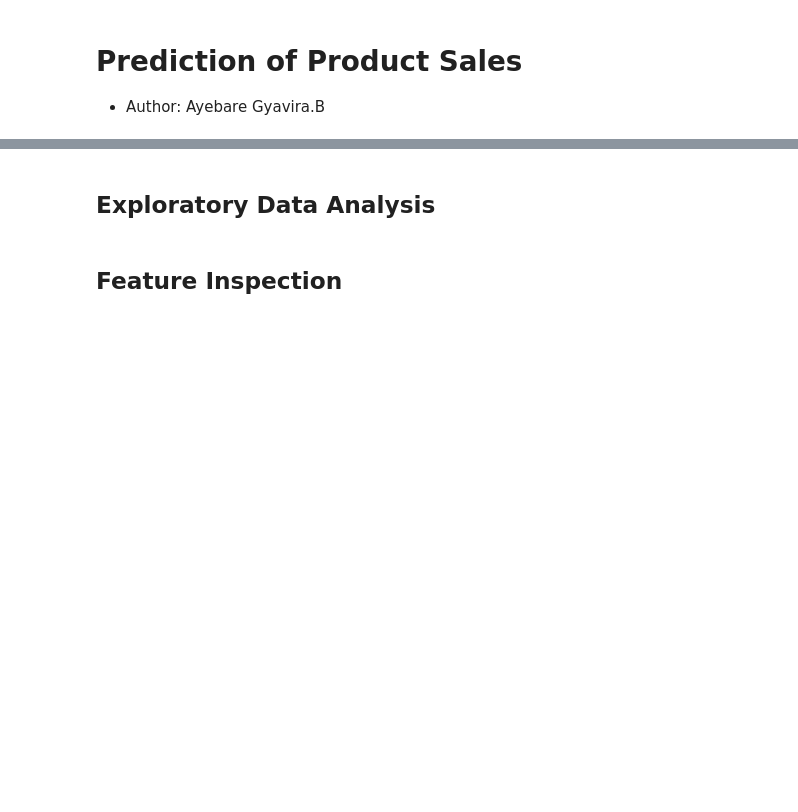
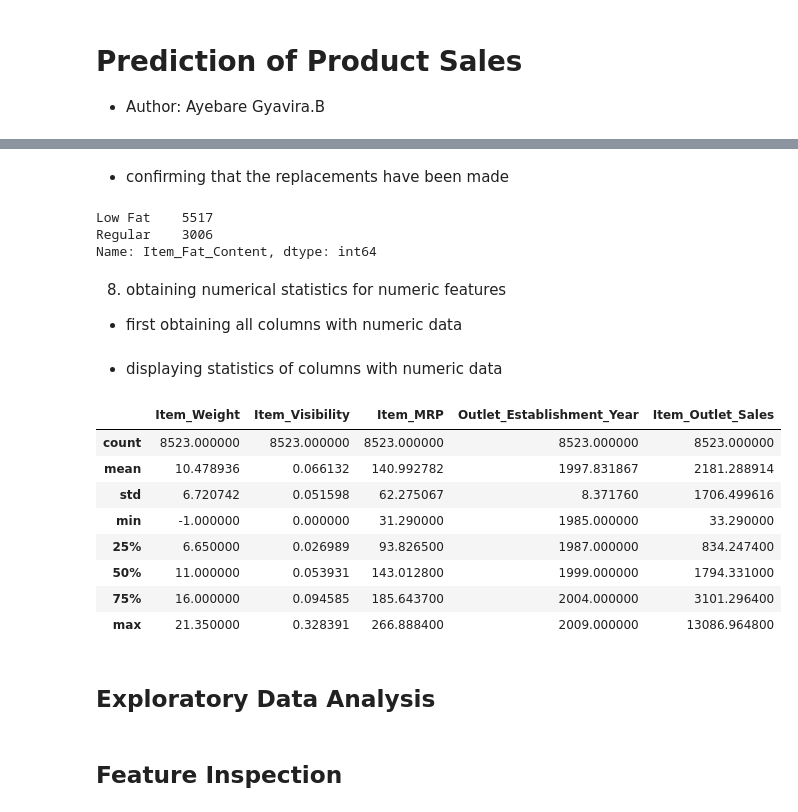
Before and after one commit to GyaviWalls/Prediction-of-Product-Sales, a Jupyter notebook: Prediction_of_Product_Sales.ipynb, the cells around one changed output, grey strips where cells are left out. Saved outputs shown, nothing was run; the diff lists cells and outputs as text; code cells hidden in the pictures; blank space fills up the shorter version.

```diff
--- a/Prediction_of_Product_Sales.ipynb
+++ b/Prediction_of_Product_Sales.ipynb
@@ -67,0 +178,3 @@ Here is the Data Dictionary for this dataset:
+# %%
+str_cols = sales_df.select_dtypes('object').columns
+sales_df[str_cols] = sales_df[str_cols].fillna('MISSING')
@@ -67,0 +183,3 @@ Here is the Data Dictionary for this dataset:
+# %%
+numeric_cols = sales_df.select_dtypes('number').columns
+sales_df[numeric_cols] = sales_df[numeric_cols].fillna(-1)
@@ -68,3 +247,37 @@ Here is the Data Dictionary for this dataset:
+# %%
+replace_dict = {'low fat': 'Low Fat',
+             'reg': 'Regular',
+             'LF': 'Low Fat'}
+
+sales_df['Item_Fat_Content'] = sales_df['Item_Fat_Content'].replace(replace_dict)
+# %% [markdown]
+* confirming that the replacements have been made
+# %%
+sales_df['Item_Fat_Content'].value_counts()
+# %% [output]
+Low Fat    5517
+Regular    3006
+Name: Item_Fat_Content, dtype: int64
+# %% [markdown]
+8) obtaining numerical statistics for numeric features
+
+* first obtaining all columns with numeric data
+# %%
+numeric_cols = sales_df.select_dtypes('number').columns
+# %% [markdown]
+* displaying statistics of columns with numeric data
+# %%
+sales_df[numeric_cols].describe()
+# %% [output]
+|  | Item_Weight | Item_Visibility | Item_MRP | Outlet_Establishment_Year | Item_Outlet_Sales |
+| count | 8523.000000 | 8523.000000 | 8523.000000 | 8523.000000 | 8523.000000 |
+| mean | 10.478936 | 0.066132 | 140.992782 | 1997.831867 | 2181.288914 |
+| std | 6.720742 | 0.051598 | 62.275067 | 8.371760 | 1706.499616 |
+| min | -1.000000 | 0.000000 | 31.290000 | 1985.000000 | 33.290000 |
+| 25% | 6.650000 | 0.026989 | 93.826500 | 1987.000000 | 834.247400 |
+| 50% | 11.000000 | 0.053931 | 143.012800 | 1999.000000 | 1794.331000 |
+| 75% | 16.000000 | 0.094585 | 185.643700 | 2004.000000 | 3101.296400 |
+| max | 21.350000 | 0.328391 | 266.888400 | 2009.000000 | 13086.964800 |
 # %% [markdown]
 ## Exploratory Data Analysis
 # %% [markdown]
```
Also changed, not shown: parts of 31 cells of this notebook.
